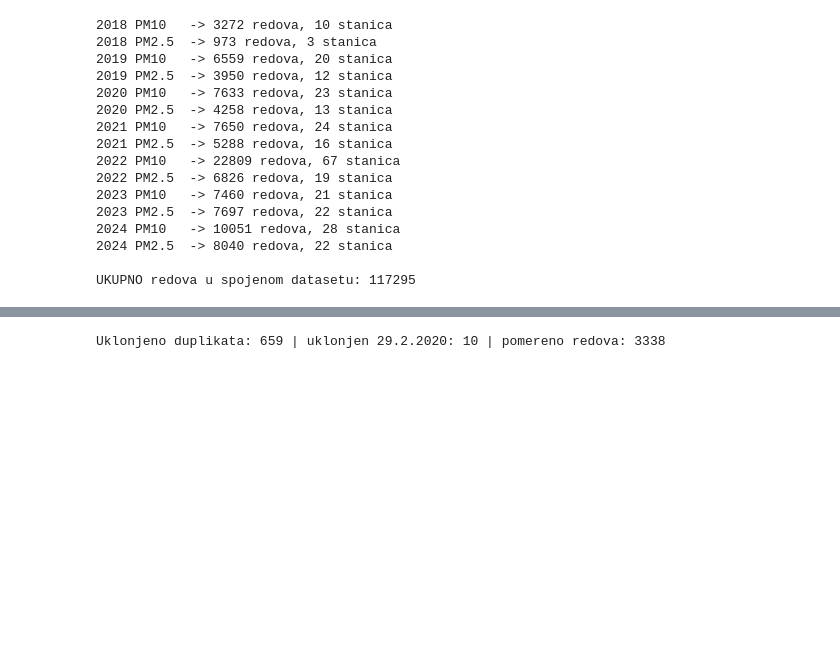
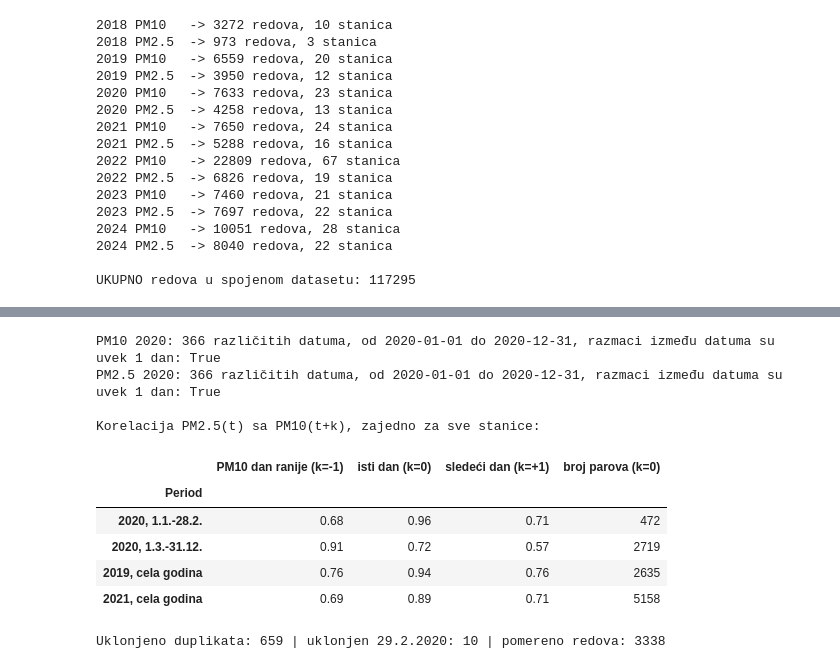
Before and after one commit to aleksandradobrosavljevic/air-quality-prediction-thesis, a Jupyter notebook: airPollutionThesis.ipynb, the cells around one changed output, grey strips where cells are left out. Drawn from its saved outputs; the diff is of its cells as text; code cells hidden in the pictures; blank space fills up the shorter version.

```diff
--- a/airPollutionThesis.ipynb
+++ b/airPollutionThesis.ipynb
@@ -301 +323,50 @@ Provera originalnih Excel fajlova pokazala je dve greške u izvoru:
+# %%
+# PROVERA POMERAJA PM2.5 U 2020. (izvršava se PRE ispravke)
+# 1) Da li su datumi u učitanim tabelama uredni? (po jedan red za svaki dan, bez rupa i duplikata)
+for pol in ['PM10', 'PM2.5']:
+    dani = master[(master['Godina'] == 2020) & (master['Zagadjivac'] == pol)]['Datum'].drop_duplicates().sort_values()
+    print(f"{pol} 2020: {len(dani)} različitih datuma, od {dani.min().date()} do {dani.max().date()}, "
+          f"razmaci između datuma su uvek 1 dan: {bool((dani.diff().dropna() == pd.Timedelta(days=1)).all())}")
+
+# 2) Korelacija PM2.5 na dan t sa PM10 na dan t+k (ista stanica; k = -1 znači PM10 od prethodnog dana)
+#    Duplirane serije (kopije Kosjerića) su isključene.
+duplirani = (master['Zagadjivac'] == 'PM2.5') & (((master['Godina'] == 2019) & (master['Stanica'] == 'obrenovac centar')) |
+                                                  ((master['Godina'] == 2020) & (master['Stanica'] == 'popovac')))
+tab_pomeraj = master[~duplirani].pivot_table(index=['Stanica', 'Datum'], columns='Zagadjivac', values='Vrednost')
+
+def korelacija_pomeraja(maska_dana, k):
+    pm25 = tab_pomeraj['PM2.5'].dropna().reset_index(name='PM25')
+    pm25 = pm25[maska_dana(pm25['Datum'])]
+    pm10 = tab_pomeraj['PM10'].dropna().reset_index(name='PM10')
+    pm10['Datum'] = pm10['Datum'] - pd.Timedelta(days=k)           # na dan t stoji PM10(t+k)
+    spojeno = pm25.merge(pm10, on=['Stanica', 'Datum'])
+    return spojeno['PM25'].corr(spojeno['PM10']), len(spojeno)
+
+periodi = {
+    '2020, 1.1.-28.2.':  lambda x: (x >= '2020-01-01') & (x <= '2020-02-28'),
+    '2020, 1.3.-31.12.': lambda x: (x >= '2020-03-01') & (x <= '2020-12-31'),
+    '2019, cela godina': lambda x: x.dt.year == 2019,
+    '2021, cela godina': lambda x: x.dt.year == 2021,
+}
+redovi = []
+for naziv, maska in periodi.items():
+    red = {'Period': naziv}
+    for k, oznaka in [(-1, 'PM10 dan ranije (k=-1)'), (0, 'isti dan (k=0)'), (1, 'sledeći dan (k=+1)')]:
+        red[oznaka] = round(korelacija_pomeraja(maska, k)[0], 2)
+    red['broj parova (k=0)'] = korelacija_pomeraja(maska, 0)[1]
+    redovi.append(red)
+print()
+print('Korelacija PM2.5(t) sa PM10(t+k), zajedno za sve stanice:')
+pd.DataFrame(redovi).set_index('Period')
+# %% [output]
+PM10 2020: 366 različitih datuma, od 2020-01-01 do 2020-12-31, razmaci između datuma su uvek 1 dan: True
+PM2.5 2020: 366 različitih datuma, od 2020-01-01 do 2020-12-31, razmaci između datuma su uvek 1 dan: True
+
+Korelacija PM2.5(t) sa PM10(t+k), zajedno za sve stanice:
+|  | PM10 dan ranije (k=-1) | isti dan (k=0) | sledeći dan (k=+1) | broj parova (k=0) |
+| Period |  |  |  |  |
+| 2020, 1.1.-28.2. | 0.68 | 0.96 | 0.71 | 472 |
+| 2020, 1.3.-31.12. | 0.91 | 0.72 | 0.57 | 2719 |
+| 2019, cela godina | 0.76 | 0.94 | 0.76 | 2635 |
+| 2021, cela godina | 0.69 | 0.89 | 0.71 | 5158 |
 # %%
```
Also changed, not shown: parts of 25 cells of this notebook, 2 other files.
